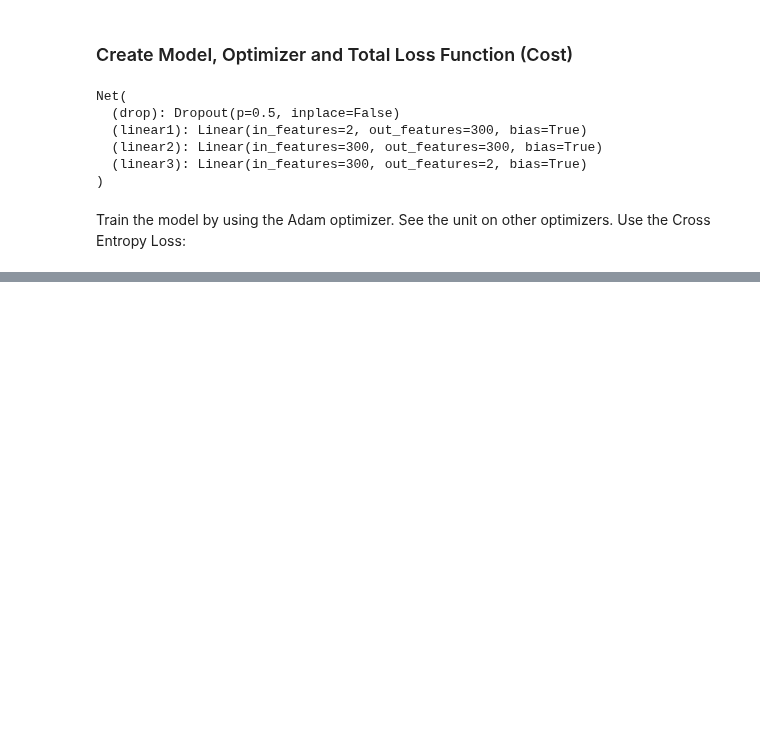
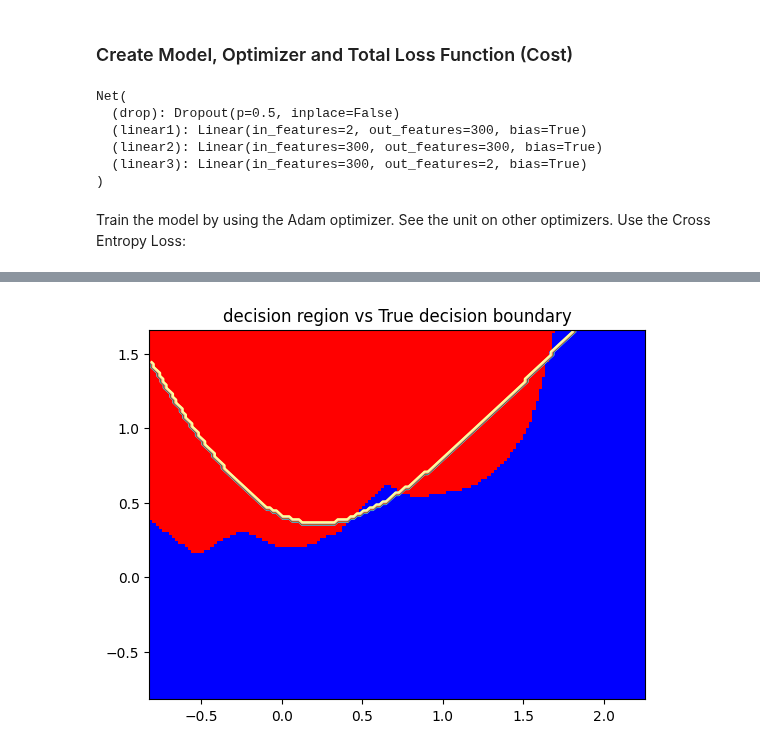
Before and after one commit to AjBorbzz/DataScience_AI_ML, a Jupyter notebook: PyTorch/IBM_Pytorch/DeepLearning_with_Pytorch/dropout_classification.ipynb, the cells around one changed output, grey strips where cells are left out. Cells and saved outputs as stored; diff of their text form; code cells hidden in the pictures; blank space fills up the shorter version.

```diff
--- a/PyTorch/IBM_Pytorch/DeepLearning_with_Pytorch/dropout_classification.ipynb
+++ b/PyTorch/IBM_Pytorch/DeepLearning_with_Pytorch/dropout_classification.ipynb
@@ -166,0 +240,6 @@ criterion = torch.nn.CrossEntropyLoss()
+# %%
+# The model with dropout
+
+plot_decision_regions_3class(data_set, model_drop)
+# %% [output]
+[figure, added]
```
Also changed, not shown: parts of 8 cells of this notebook, 1 other file.
